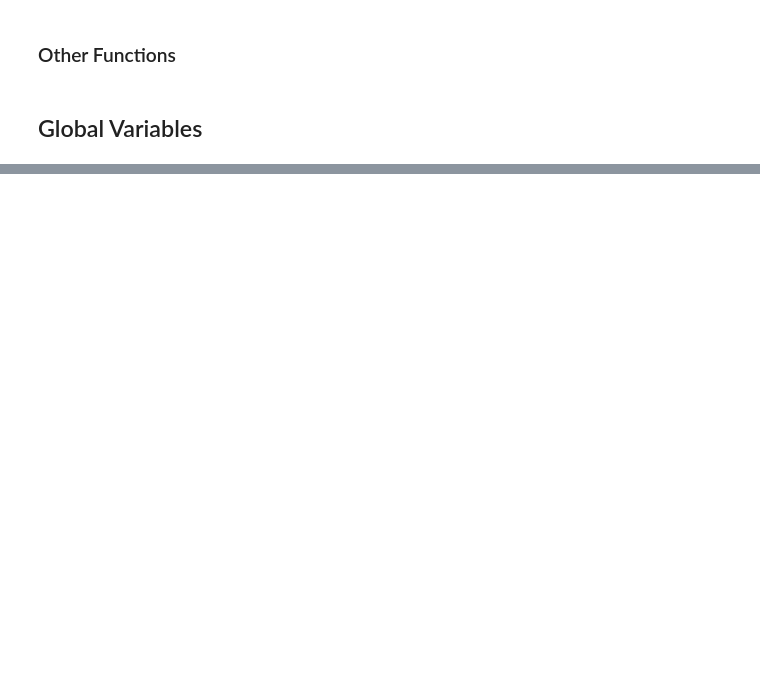
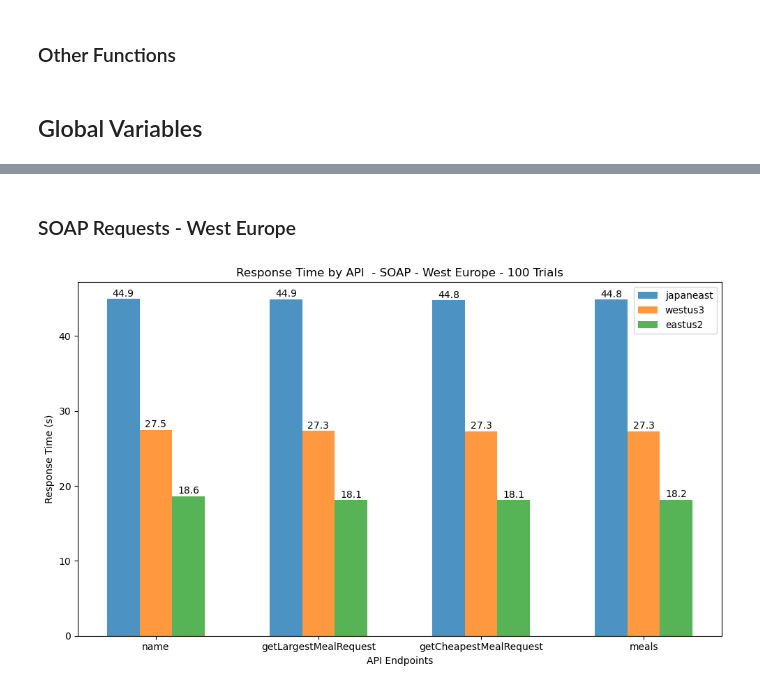
Before and after one commit to alken01/DA1-Cloud-Based-Deployment, a Jupyter notebook: server_test.ipynb, the cells around one changed output, grey strips where cells are left out. Saved outputs shown, nothing was run; the diff lists cells and outputs as text; code cells hidden in the pictures; blank space fills up the shorter version.

```diff
--- a/server_test.ipynb
+++ b/server_test.ipynb
@@ -276,0 +278,7 @@ plot_data(soap_response_times_dict, num_requests, this_ip, server_list, extra_ti
+# %% [markdown]
+### SOAP Requests - West Europe
+# %%
+west_europe_soap = load_dict_from_pickle_file('pickles/west_europe_soap.pickle')
+plot_data(west_europe_soap, 100, extra_title='SOAP - West Europe');
+# %% [output]
+[figure, added]
```
Also changed, not shown: parts of 26 cells of this notebook, 25 other files.
